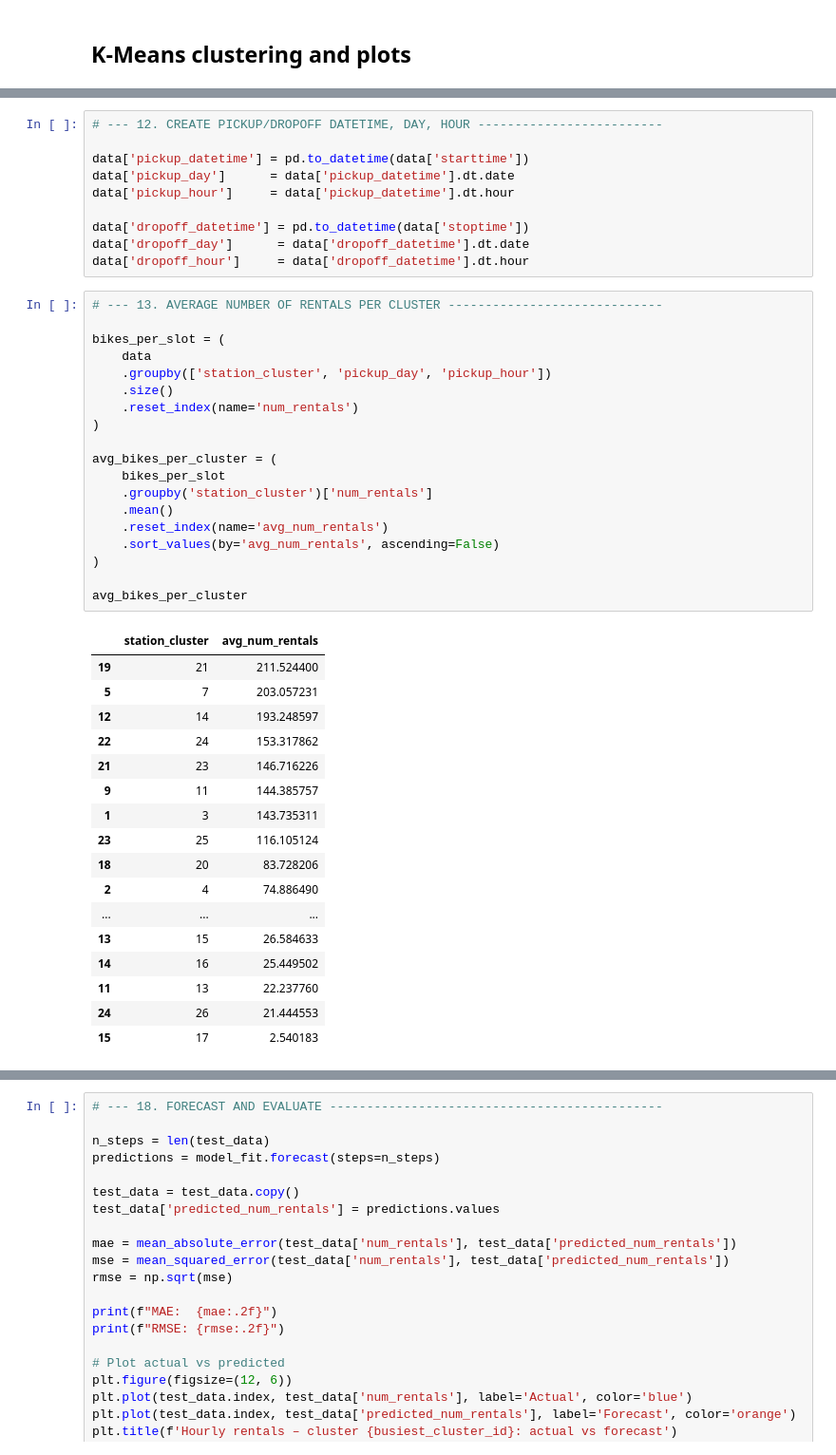
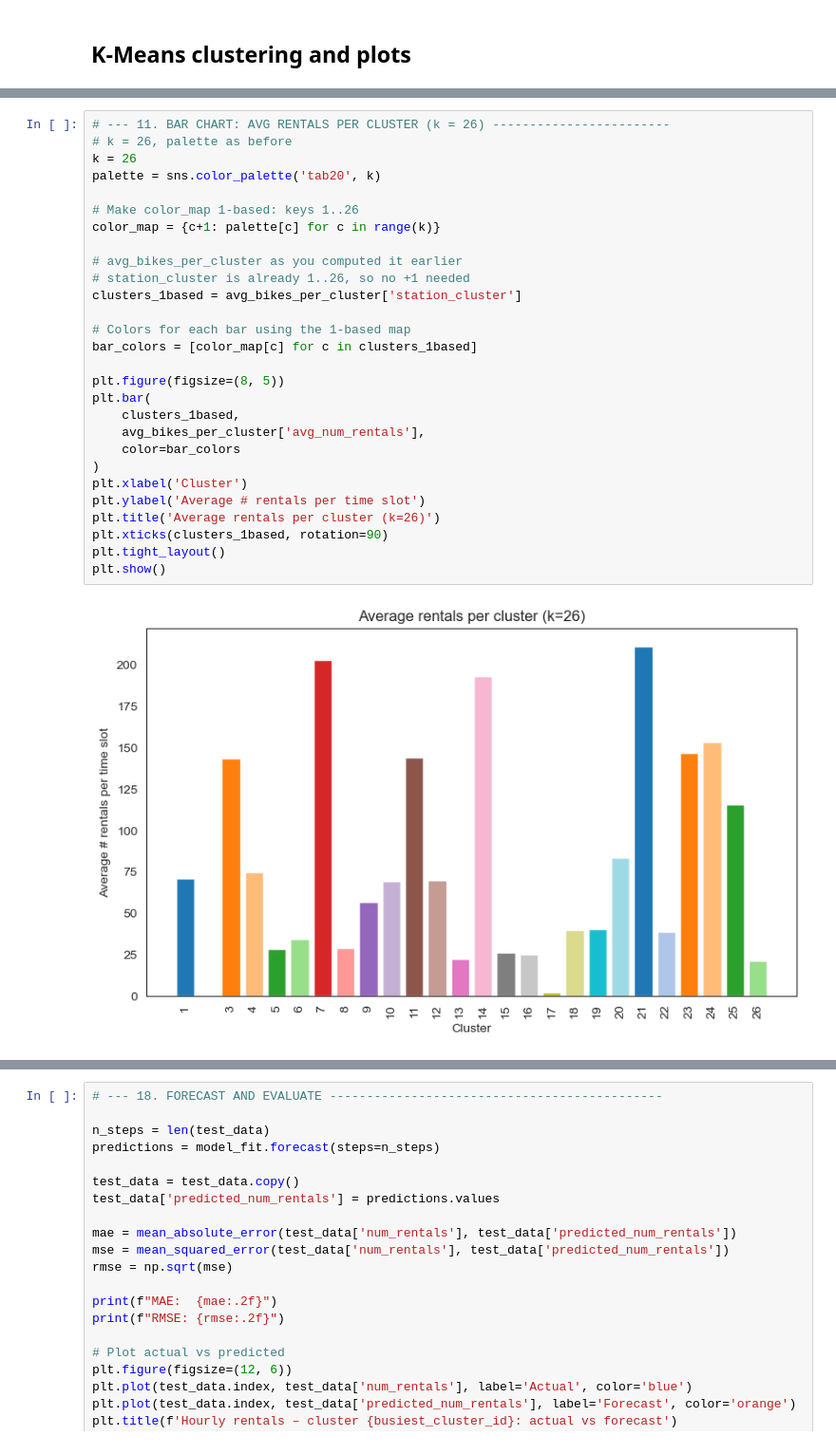
Before and after one commit to GermanButtiero/mobility, a Jupyter notebook: src/Data Analysis and Visualization 2.ipynb, the cells around one changed output, grey strips where cells are left out. Shown at 95% size. Cells and saved outputs as stored; diff of their text form.

```diff
--- a/src/Data Analysis and Visualization 2.ipynb
+++ b/src/Data Analysis and Visualization 2.ipynb
@@ -476,50 +437,33 @@ Total trips (after dropping NA clusters): 17548258
-# %%
-# --- 12. CREATE PICKUP/DROPOFF DATETIME, DAY, HOUR -------------------------
-
-data['pickup_datetime'] = pd.to_datetime(data['starttime'])
-data['pickup_day']      = data['pickup_datetime'].dt.date
-data['pickup_hour']     = data['pickup_datetime'].dt.hour
-
-data['dropoff_datetime'] = pd.to_datetime(data['stoptime'])
-data['dropoff_day']      = data['dropoff_datetime'].dt.date
-data['dropoff_hour']     = data['dropoff_datetime'].dt.hour
-# %%
-# --- 13. AVERAGE NUMBER OF RENTALS PER CLUSTER -----------------------------
-
-bikes_per_slot = (
-    data
-    .groupby(['station_cluster', 'pickup_day', 'pickup_hour'])
-    .size()
-    .reset_index(name='num_rentals')
-)
-
-avg_bikes_per_cluster = (
-    bikes_per_slot
-    .groupby('station_cluster')['num_rentals']
-    .mean()
-    .reset_index(name='avg_num_rentals')
-    .sort_values(by='avg_num_rentals', ascending=False)
-)
-
-avg_bikes_per_cluster
-# %% [output]
-|  | station_cluster | avg_num_rentals |
-| 19 | 21 | 211.524400 |
-| 5 | 7 | 203.057231 |
-| 12 | 14 | 193.248597 |
-| 22 | 24 | 153.317862 |
-| 21 | 23 | 146.716226 |
-| 9 | 11 | 144.385757 |
-| 1 | 3 | 143.735311 |
-| 23 | 25 | 116.105124 |
-| 18 | 20 | 83.728206 |
-| 2 | 4 | 74.886490 |
-| ... | ... | ... |
-| 13 | 15 | 26.584633 |
-| 14 | 16 | 25.449502 |
-| 11 | 13 | 22.237760 |
-| 24 | 26 | 21.444553 |
-| 15 | 17 | 2.540183 |
+# %%
+# --- 11. BAR CHART: AVG RENTALS PER CLUSTER (k = 26) ------------------------
+# k = 26, palette as before
+k = 26
+palette = sns.color_palette('tab20', k)
+
+# Make color_map 1-based: keys 1..26
+color_map = {c+1: palette[c] for c in range(k)}
+
+# avg_bikes_per_cluster as you computed it earlier
+# station_cluster is already 1..26, so no +1 needed
+clusters_1based = avg_bikes_per_cluster['station_cluster']
+
+# Colors for each bar using the 1-based map
+bar_colors = [color_map[c] for c in clusters_1based]
+
+plt.figure(figsize=(8, 5))
+plt.bar(
+    clusters_1based,
+    avg_bikes_per_cluster['avg_num_rentals'],
+    color=bar_colors
+)
+plt.xlabel('Cluster')
+plt.ylabel('Average # rentals per time slot')
+plt.title('Average rentals per cluster (k=26)')
+plt.xticks(clusters_1based, rotation=90)
+plt.tight_layout()
+plt.show()
+# %% [output]
+[figure, added]
 # %%
 # --- 14. FOCUS ON THE BUSIEST CLUSTER -------------------------------------
 
```
Also changed, not shown: parts of 6 cells of this notebook.
